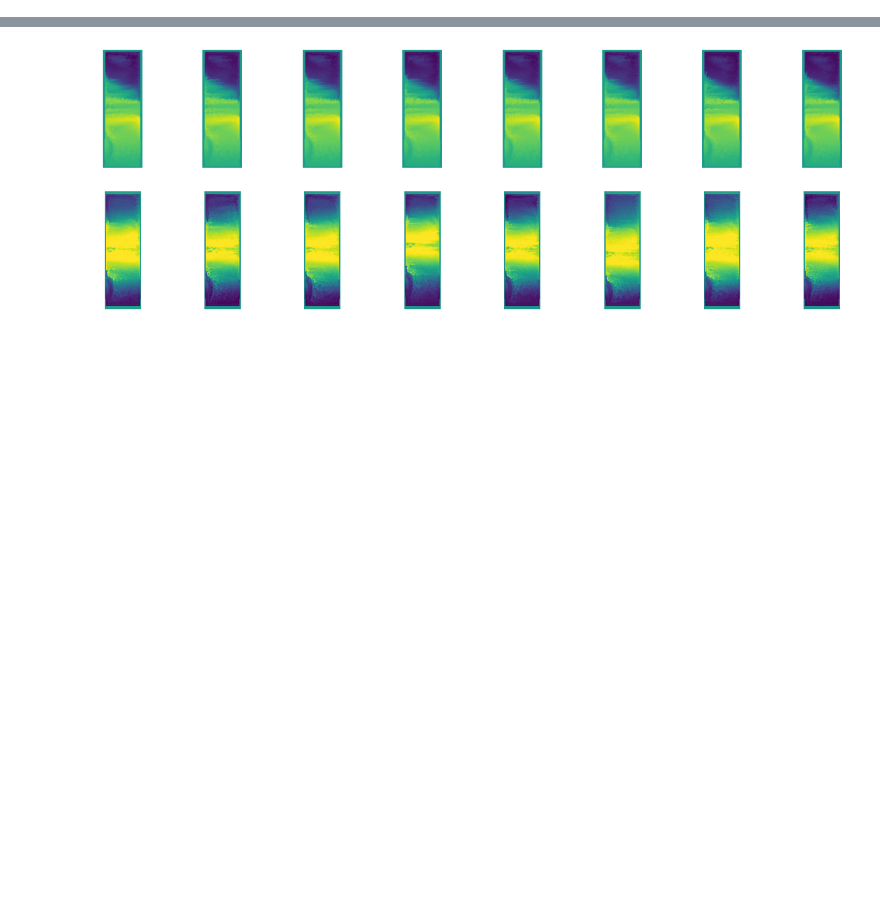
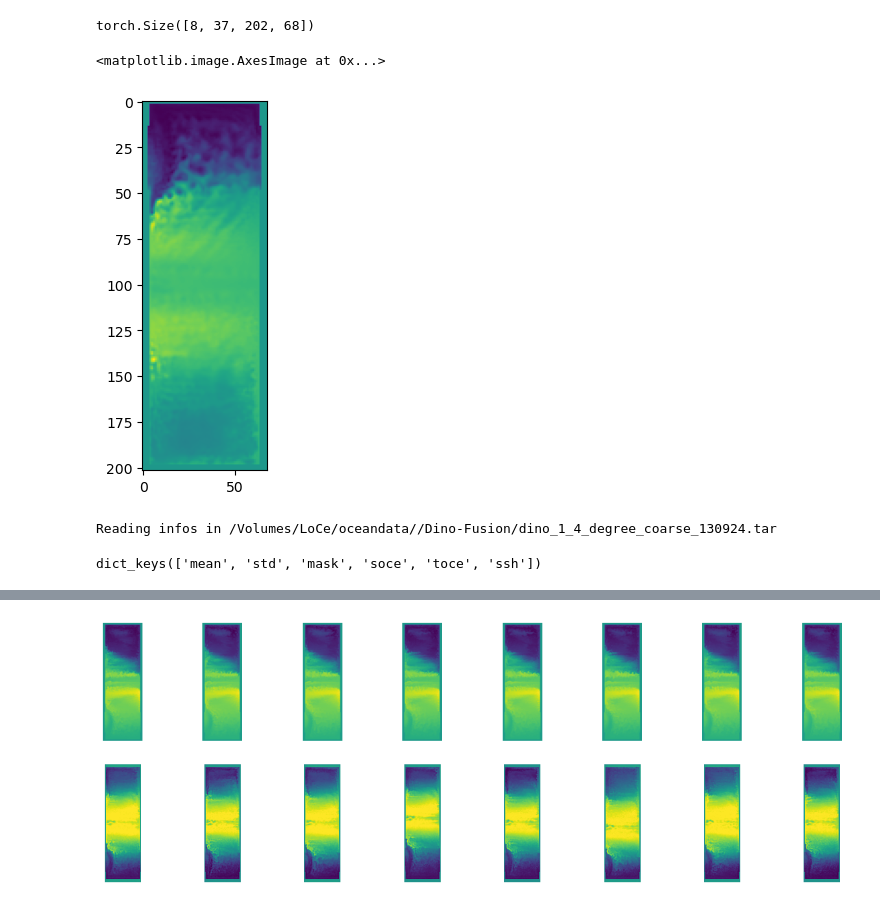
Before and after one commit to Etienne-Meunier/DINO-Fusion, a Jupyter notebook: Diffusion_Model/notebooks/Re-normalise-generated-data.ipynb, the cells around one changed output, grey strips where cells are left out. Saved outputs shown, nothing was run; the diff lists cells and outputs as text; code cells hidden in the pictures; blank space fills up the shorter version.

```diff
--- a/Diffusion_Model/notebooks/Re-normalise-generated-data.ipynb
+++ b/Diffusion_Model/notebooks/Re-normalise-generated-data.ipynb
@@ -36,2 +81,19 @@ idt = iter(train_dataloader)
 # %%
 batch = next(idt)
+# %%
+batch.shape
+# %% [output]
+torch.Size([8, 37, 202, 68])
+# %%
+plt.imshow(batch[0,-1])
+# %% [output]
+<matplotlib.image.AxesImage at 0x...>
+[figure, added]
+# %%
+tf = TransformFields(config.data_file, config.fields)
+# %% [output]
+Reading infos in /Volumes/LoCe/oceandata//Dino-Fusion/dino_1_4_degree_coarse_130924.tar
+# %%
+tf.infos.keys()
+# %% [output]
+dict_keys(['mean', 'std', 'mask', 'soce', 'toce', 'ssh'])
```
Also changed, not shown: parts of 24 cells of this notebook, 4 other files.
